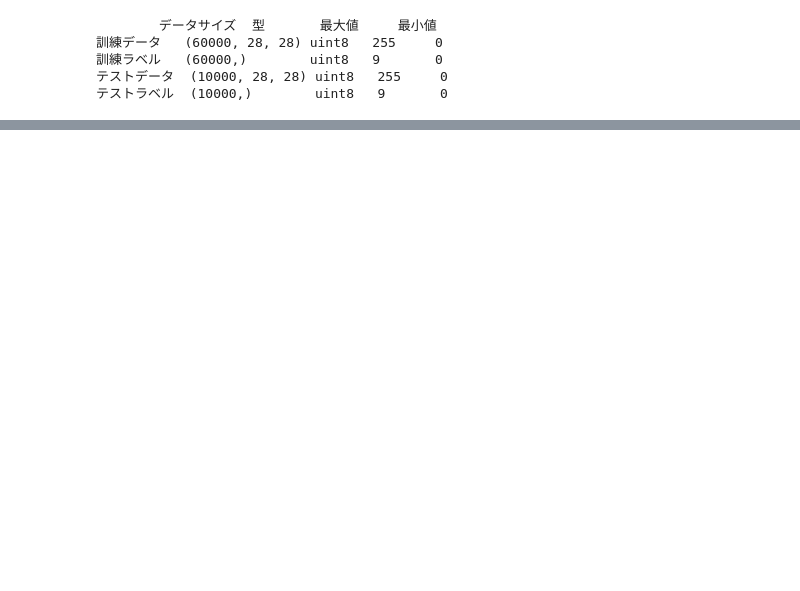
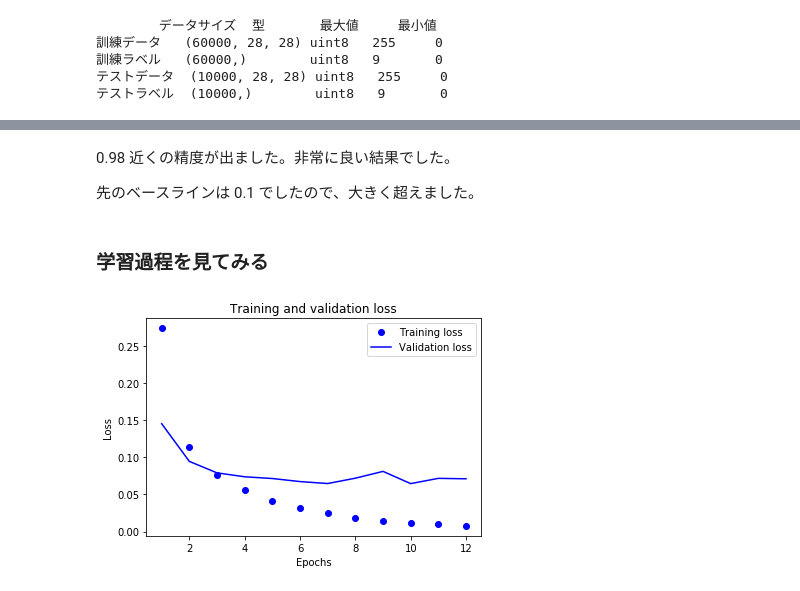
Before and after one commit to m-hironori/learing-keras, a Jupyter notebook: 1_モデル作成の基本(MNISTデータで手書き文字認識).ipynb, the cells around one changed output, grey strips where cells are left out. Drawn from its saved outputs; the diff is of its cells as text; code cells hidden in the pictures; blank space fills up the shorter version.

```diff
--- a/1_モデル作成の基本(MNISTデータで手書き文字認識).ipynb
+++ b/1_モデル作成の基本(MNISTデータで手書き文字認識).ipynb
@@ -106,0 +161,4 @@ array([5, 0, 4, ..., 5, 6, 8], dtype=uint8)
+# %%
+network.compile(optimizer='rmsprop',
+                loss='categorical_crossentropy',
+                metrics=['accuracy'])
@@ -106,0 +175,11 @@ array([5, 0, 4, ..., 5, 6, 8], dtype=uint8)
+# %%
+train_images = train_images.reshape((60000, 28 * 28))
+train_images = train_images.astype('float32') / 255
+
+test_images = test_images.reshape((10000, 28 * 28))
+test_images = test_images.astype('float32') / 255
+
+from keras.utils import to_categorical
+
+train_labels = to_categorical(train_labels)
+test_labels = to_categorical(test_labels)
@@ -106,0 +194,8 @@ array([5, 0, 4, ..., 5, 6, 8], dtype=uint8)
+# %%
+np.random.seed(seed=0)
+indices = np.arange(train_images.shape[0])
+np.random.shuffle(indices)
+train_images = train_images[indices]
+train_labels = train_labels[indices]
+
+history = network.fit(train_images, train_labels, epochs=12, batch_size=128, validation_split=0.1)
@@ -106,0 +234,28 @@ array([5, 0, 4, ..., 5, 6, 8], dtype=uint8)
+# %% [markdown]
+0.98 近くの精度が出ました。非常に良い結果でした。
+
+先のベースラインは 0.1 でしたので、大きく超えました。
+# %% [markdown]
+### 学習過程を見てみる
+# %%
+import matplotlib.pyplot as plt
+
+acc = history.history['acc']
+val_acc = history.history['val_acc']
+loss = history.history['loss']
+val_loss = history.history['val_loss']
+
+epochs = range(1, len(acc) + 1)
+
+# "bo" is for "blue dot"
+plt.plot(epochs, loss, 'bo', label='Training loss')
+# b is for "solid blue line"
+plt.plot(epochs, val_loss, 'b', label='Validation loss')
+plt.title('Training and validation loss')
+plt.xlabel('Epochs')
+plt.ylabel('Loss')
+plt.legend()
+
+plt.show()
+# %% [output]
+[figure, added]
```
Also changed, not shown: parts of 32 cells of this notebook.
